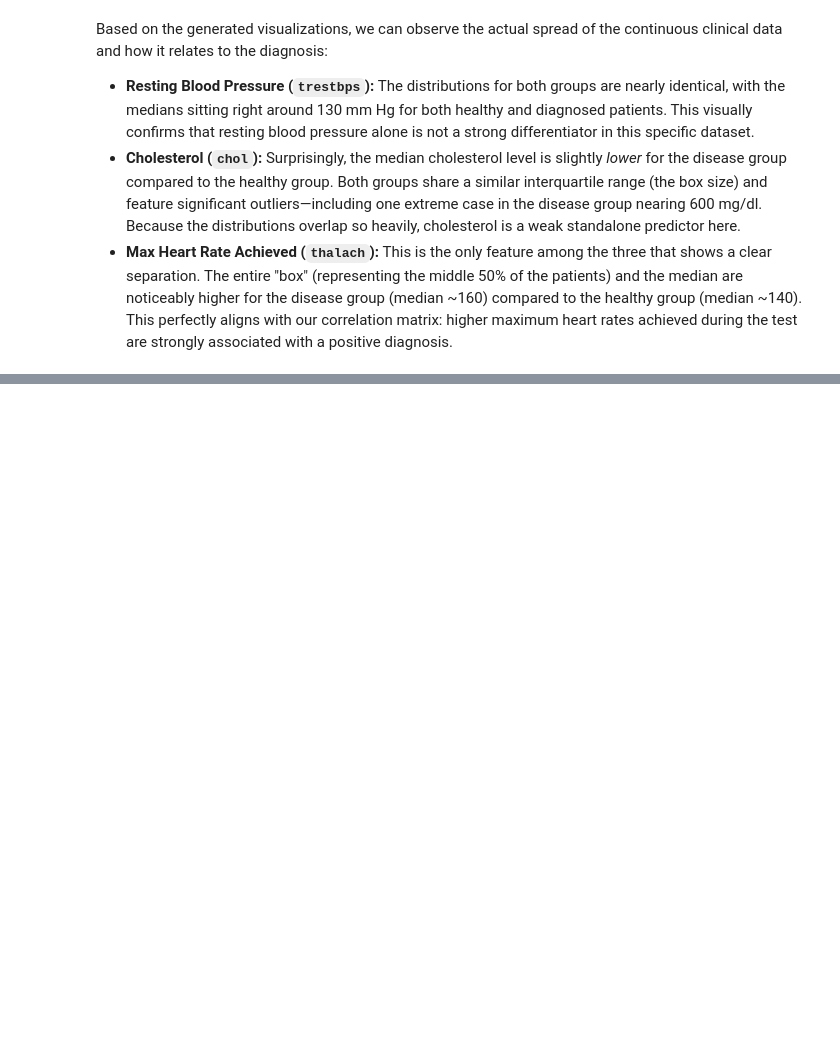
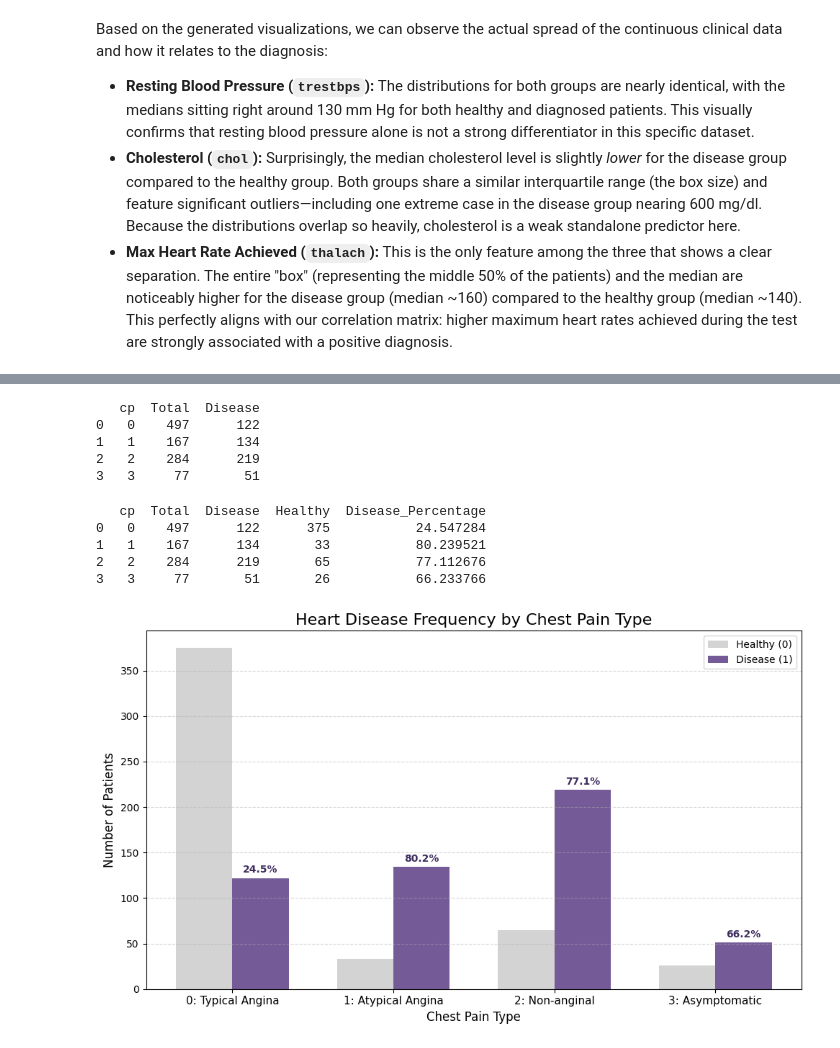
Before and after one commit to igasz/heart-disease-eda, a Jupyter notebook: heart-disease.ipynb, the cells around one changed output, grey strips where cells are left out. Drawn from its saved outputs; the diff is of its cells as text; code cells hidden in the pictures; blank space fills up the shorter version.

Commit message:
chest pain and multivariate analysis

```diff
--- a/heart-disease.ipynb
+++ b/heart-disease.ipynb
@@ -179,0 +191,61 @@ Based on the generated visualizations, we can observe the actual spread of the c
+# %%
+# group data
+cp_stats = df.groupby('cp')['target'].agg(['count', 'sum']).reset_index()
+cp_stats.columns = ['cp', 'Total', 'Disease']
+
+print(cp_stats)
+# %% [output]
+   cp  Total  Disease
+0   0    497      122
+1   1    167      134
+2   2    284      219
+3   3     77       51
+# %%
+# sick and healthy patients
+cp_stats['Healthy'] = cp_stats['Total'] - cp_stats['Disease']
+cp_stats['Disease_Percentage'] = (cp_stats['Disease'] / cp_stats['Total']) * 100
+
+print(cp_stats)
+# %% [output]
+   cp  Total  Disease  Healthy  Disease_Percentage
+0   0    497      122      375           24.547284
+1   1    167      134       33           80.239521
+2   2    284      219       65           77.112676
+3   3     77       51       26           66.233766
+# %%
+cp_labels = ['0: Typical Angina', '1: Atypical Angina', '2: Non-anginal', '3: Asymptomatic']
+
+# bar chart
+x = np.arange(len(cp_labels))
+width = 0.35
+
+fig, ax = plt.subplots(figsize=(10, 6))
+
+# Plot healthy (gray) and disease (purple)
+rects1 = ax.bar(x - width/2, cp_stats['Healthy'], width, label='Healthy (0)', color='lightgray')
+rects2 = ax.bar(x + width/2, cp_stats['Disease'], width, label='Disease (1)', color='#745b97')
+
+# Formatting the chart
+ax.set_ylabel('Number of Patients', fontsize=12)
+ax.set_xlabel('Chest Pain Type', fontsize=12)
+ax.set_title('Heart Disease Frequency by Chest Pain Type', fontsize=16)
+ax.set_xticks(x)
+ax.set_xticklabels(cp_labels, fontsize=11)
+ax.legend()
+ax.grid(axis='y', linestyle='--', alpha=0.5)
+
+# percentage labels
+for i in range(len(cp_stats)):
+    percent = cp_stats['Disease_Percentage'].iloc[i]
+    height = cp_stats['Disease'].iloc[i]
+    ax.annotate(f'{percent:.1f}%',
+                xy=(x[i] + width/2, height),
+                xytext=(0, 3),
+                textcoords="offset points",
+                ha='center', va='bottom',
+                color='#3d2c5e', fontweight='bold')
+
+plt.tight_layout()
+plt.show()
+# %% [output]
+[figure, added]
```
Also changed, not shown: parts of 6 cells of this notebook, 1 other file.
